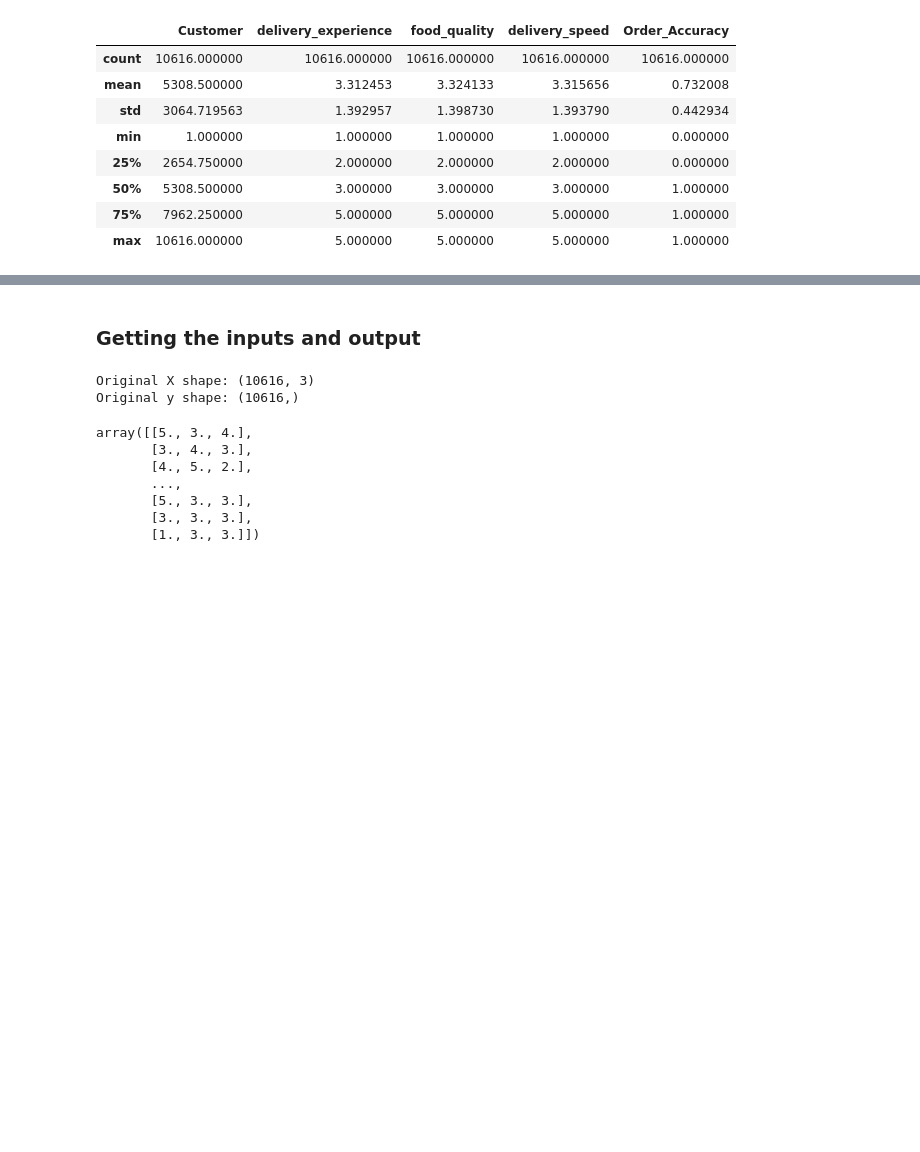
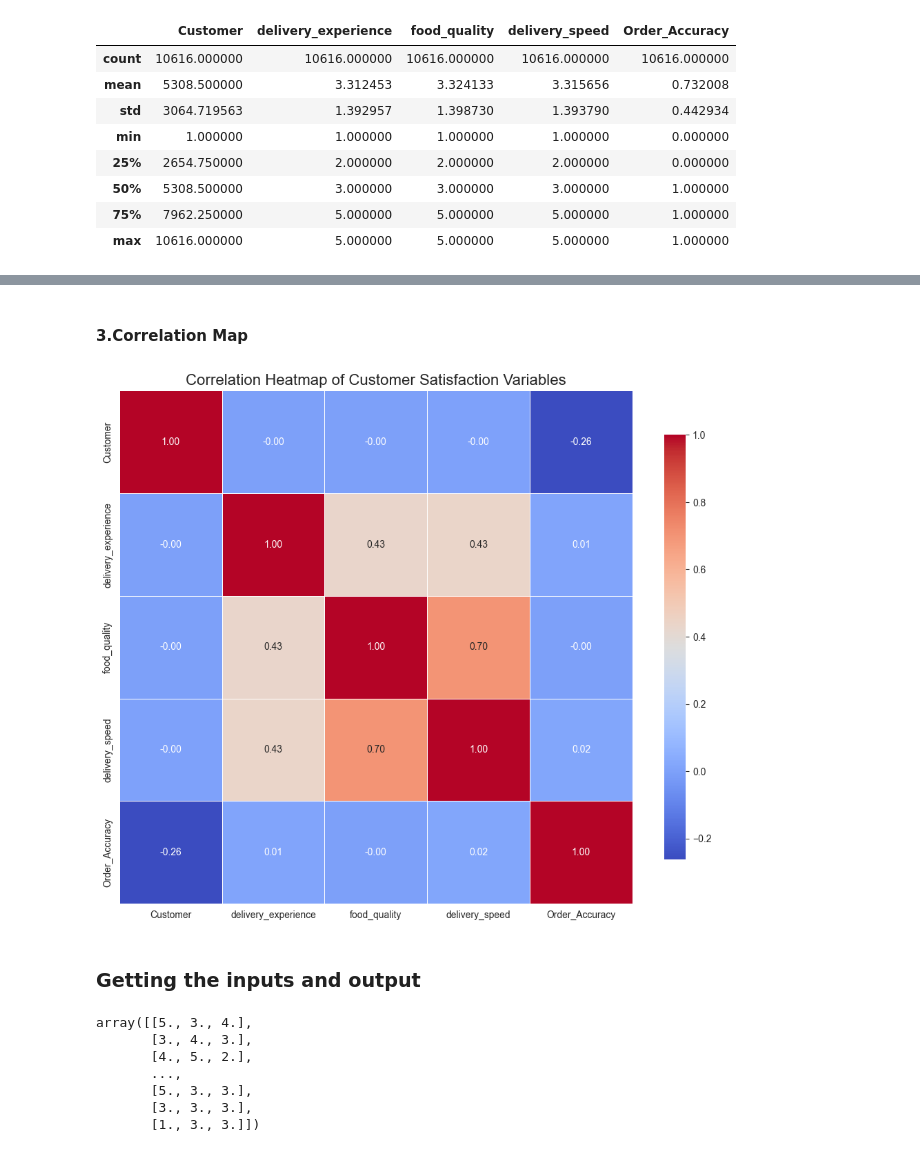
Before and after one commit to t1pen/MeXEE402_Midterms_StephenGabrielAlojado_JairusSunga, a Jupyter notebook: Logistic Regression/logistic_regression.ipynb, the cells around one changed output, grey strips where cells are left out. Saved outputs shown, nothing was run; the diff lists cells and outputs as text; code cells hidden in the pictures; blank space fills up the shorter version.

```diff
--- a/Logistic Regression/logistic_regression.ipynb
+++ b/Logistic Regression/logistic_regression.ipynb
@@ -123,15 +242,23 @@ plt.show()
+# %% [markdown]
+#### 3.Correlation Map
+# %%
+correlation_matrix = dataset.corr()
+
+plt.figure(figsize=(12, 10))
+
+sns.heatmap(correlation_matrix, annot=True, fmt=".2f", cmap='coolwarm', square=True,
+            cbar_kws={"shrink": .8}, linewidths=0.5)
+
+plt.title('Correlation Heatmap of Customer Satisfaction Variables', fontsize=16)
+
+plt.show()
+# %% [output]
+[figure, added]
 # %% [markdown]
 ### Getting the inputs and output
 # %%
 X = dataset.iloc[:,1:-1].values
 y = dataset.iloc[:,-1].values
-# %%
-# Check original shapes
-print("Original X shape:", X.shape)
-print("Original y shape:", y.shape)
-# %% [output]
-Original X shape: (10616, 3)
-Original y shape: (10616,)
 # %%
 X
 # %% [output]
```
Also changed, not shown: parts of 62 cells of this notebook.
